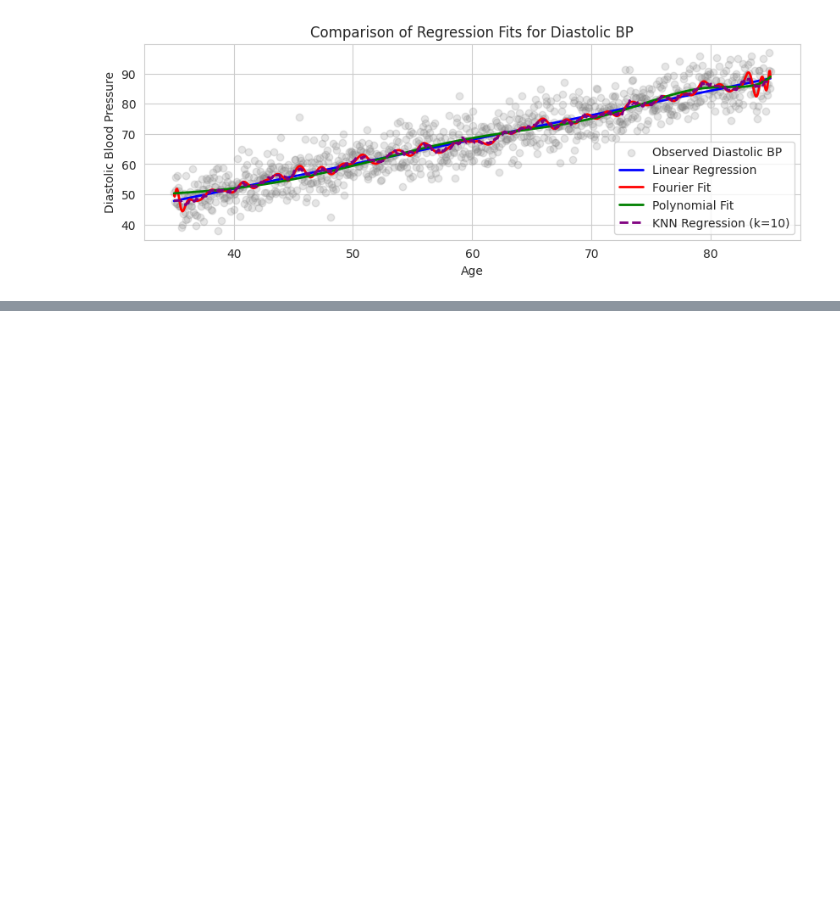
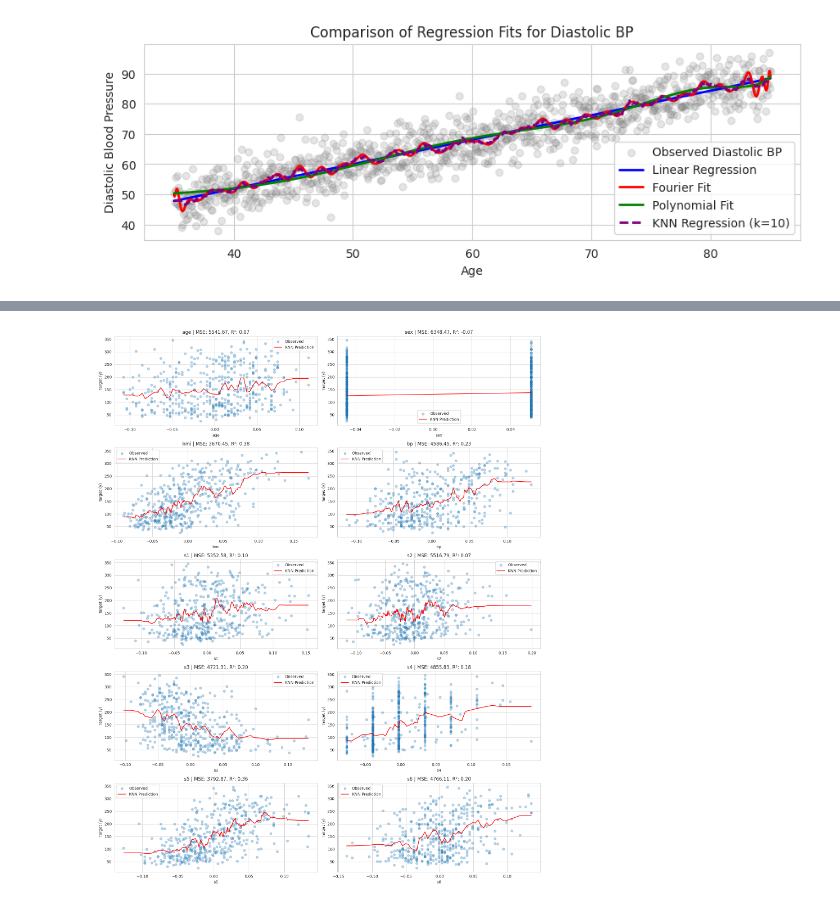
Before and after one commit to alibagheribardi/Regression, a Jupyter notebook: Copy_of_Relocating_reg_plane.ipynb, the cells around one changed output, grey strips where cells are left out. Cells and saved outputs as stored; diff of their text form; code cells hidden in the pictures; blank space fills up the shorter version.

```diff
--- a/Copy_of_Relocating_reg_plane.ipynb
+++ b/Copy_of_Relocating_reg_plane.ipynb
@@ -264,16 +241,0 @@ R² Score (Rotated): 0.1197
-# %%
-from sklearn.neighbors import KNeighborsRegressor
-
-# Define and fit KNN Regressor
-knn = KNeighborsRegressor(n_neighbors=k_opt)
-knn.fit(X_train, y_train)
-
-# Predict on the test set
-knn_pred = knn.predict(X_test)
-
-# Compute metrics
-knn_mse = mean_squared_error(y_test, knn_pred)
-knn_r2 = r2_score(y_test, knn_pred)
-
-print(f"[KNN Regressor] Mean Squared Error (MSE): {knn_mse:.2f}")
-print(f"[KNN Regressor] R² Score: {knn_r2:.4f}")
@@ -371,0 +278,78 @@ R² Score (Rotated): 0.1495
+# %%
+import numpy as np
+import pandas as pd
+import matplotlib.pyplot as plt
+from sklearn.datasets import load_diabetes
+from sklearn.neighbors import KNeighborsRegressor
+from sklearn.metrics import mean_squared_error, r2_score
+
+# Load the dataset
+data = load_diabetes()
+X = data.data
+y = data.target
+feature_names = data.feature_names
+
+# Step 1: Sort each column of X independently
+X_sorted = np.sort(X, axis=0)
+
+# Step 2: Align y for each sorted column
+y_updated = np.zeros_like(X_sorted)
+for i in range(X.shape[1]):
+    sorted_indices = np.argsort(X[:, i])
+    y_updated[:, i] = y[sorted_indices]
+
+# Step 3: KNN Regression for each column
+k = 21
+mse_list = []
+r2_list = []
+
+plt.figure(figsize=(16, 20))
+for i in range(X.shape[1]):
+    xi = X_sorted[:, i].reshape(-1, 1)
+    yi = y_updated[:, i]
+
+    knn = KNeighborsRegressor(n_neighbors=k)
+    knn.fit(xi, yi)
+    y_pred = knn.predict(xi)
+
+    mse = mean_squared_error(yi, y_pred)
+    r2 = r2_score(yi, y_pred)
+    mse_list.append(mse)
+    r2_list.append(r2)
+
+    # Plot
+    plt.subplot(5, 2, i + 1)
+    plt.scatter(xi, yi, alpha=0.3, label='Observed')
+    plt.plot(xi, y_pred, color='red', label='KNN Prediction')
+    plt.title(f"{feature_names[i]} | MSE: {mse:.2f}, R²: {r2:.2f}")
+    plt.xlabel(feature_names[i])
+    plt.ylabel("Target (y)")
+    plt.legend()
+    plt.grid(True)
+
+plt.tight_layout()
+plt.show()
+
+# Step 4: KNN Regression on full X vs y
+knn_full = KNeighborsRegressor(n_neighbors=k)
+knn_full.fit(X, y)
+y_pred_full = knn_full.predict(X)
+
+mse_full = mean_squared_error(y, y_pred_full)
+r2_full = r2_score(y, y_pred_full)
+
+# Step 5: Summary table
+results_df = pd.DataFrame({
+    'Feature': feature_names,
+    'MSE': np.round(mse_list, 4),
+    'R2': np.round(r2_list, 4)
+})
+
+print("\nKNN Regression Summary (each feature, k={}):".format(k))
+print(results_df)
+
+print("\nKNN Regression on full feature set (k={}):".format(k))
+print(f"  MSE: {mse_full:.4f}")
+print(f"  R² Score: {r2_full:.4f}")
+# %% [output]
+[figure, added]
```
Also changed, not shown: parts of 8 cells of this notebook.
